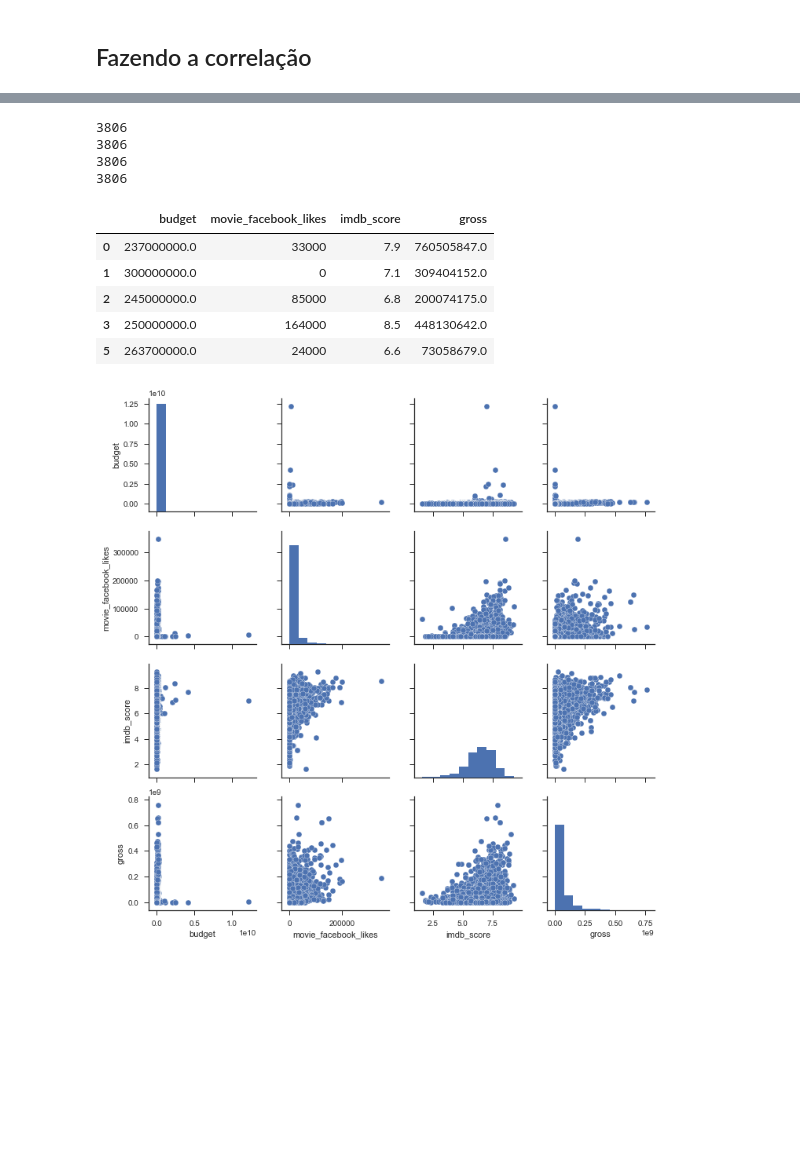
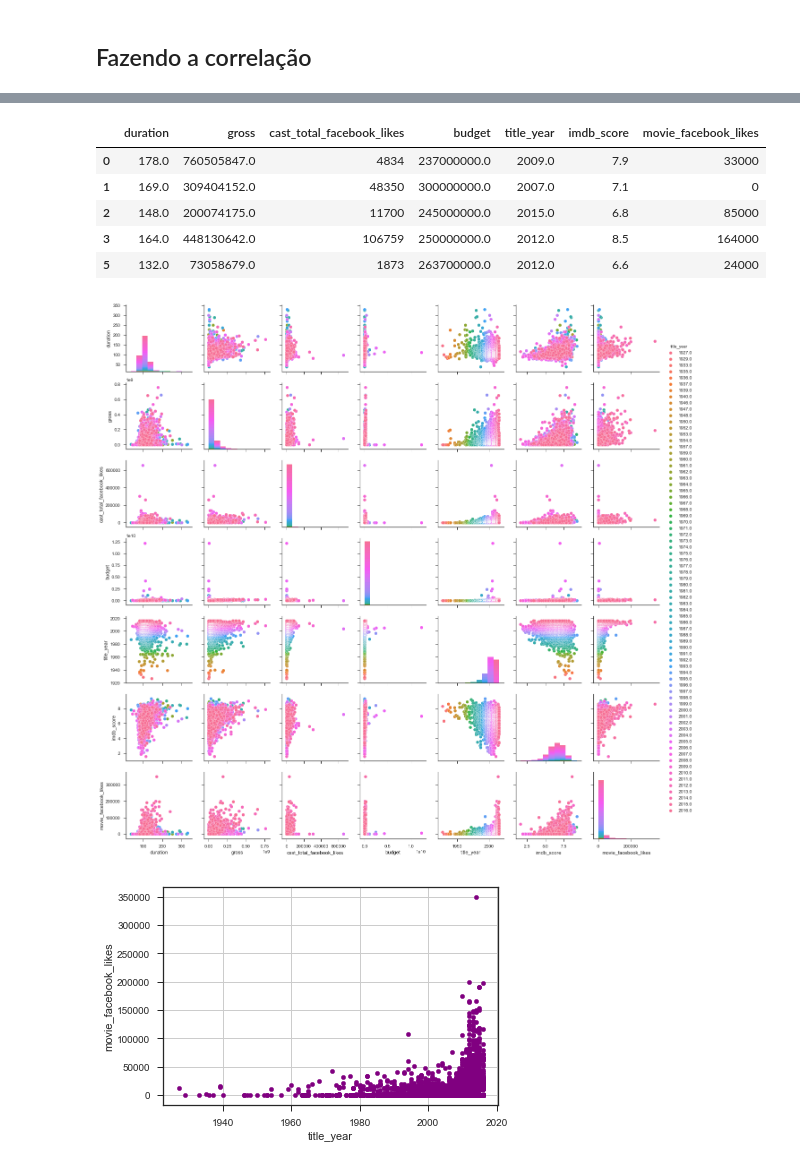
Before and after one commit to gabicaruso/Projeto3_CD, a Jupyter notebook: P3CD.ipynb, the cells around one changed output, grey strips where cells are left out. Saved outputs shown, nothing was run; the diff lists cells and outputs as text; code cells hidden in the pictures; blank space fills up the shorter version.

```diff
--- a/P3CD.ipynb
+++ b/P3CD.ipynb
@@ -53,6 +53,15 @@ df.head()
 dado = df.drop(labels=None, axis=0, index=None, columns='movie_imdb_link', level=None, inplace=False, errors='raise')
 dado2 = dado.drop(labels=None, axis=0, index=None, columns='aspect_ratio', level=None, inplace=False, errors='raise')
 dado3 = dado2.drop(labels=None, axis=0, index=None, columns='language', level=None, inplace=False, errors='raise')
-data = dado3.dropna(axis = 0, how = "any", thresh = None, subset = None, inplace = False)
+dado4 = dado3.drop(labels=None, axis=0, index=None, columns='facenumber_in_poster', level=None, inplace=False, errors='raise')
+dado5 = dado4.drop(labels=None, axis=0, index=None, columns='plot_keywords', level=None, inplace=False, errors='raise')
+dado6 = dado5.drop(labels=None, axis=0, index=None, columns='num_voted_users', level=None, inplace=False, errors='raise')
+dado7 = dado6.drop(labels=None, axis=0, index=None, columns='num_critic_for_reviews', level=None, inplace=False, errors='raise')
+dado8 = dado7.drop(labels=None, axis=0, index=None, columns='num_user_for_reviews', level=None, inplace=False, errors='raise')
+dado9 = dado8.drop(labels=None, axis=0, index=None, columns='director_facebook_likes', level=None, inplace=False, errors='raise')
+dado10 = dado9.drop(labels=None, axis=0, index=None, columns='actor_3_facebook_likes', level=None, inplace=False, errors='raise')
+dado11 = dado10.drop(labels=None, axis=0, index=None, columns='actor_1_facebook_likes', level=None, inplace=False, errors='raise')
+dado12 = dado11.drop(labels=None, axis=0, index=None, columns='actor_2_facebook_likes', level=None, inplace=False, errors='raise')
+data = dado12.dropna(axis = 0, how = "any", thresh = None, subset = None, inplace = False)
 data.head()
 # %% [output]
@@ -93,12 +97,0 @@ a
-# %%
-lista_nova = []
-for color in data["color"]:
-    if color == " Black and White":
-        lista_nova.append(1)
-    elif color == "Color":
-        lista_nova.append(0)
-    else:
-        lista_nova.append(color)
-
-data["color"] = lista_nova
-data.head()
@@ -188,25 +116,19 @@ sns.heatmap(data.corr(), linewidth=2)
-# %%
-print(len(data["budget"]))
-print(len(data["movie_facebook_likes"]))
-print(len(data["imdb_score"]))
-print(len(data["gross"]))
-# %% [output]
-3806
-3806
-3806
-3806
 # %%
-data2 = data[["budget", "movie_facebook_likes", "imdb_score", "gross" ]]
+data2 = data[['duration', 'gross', 'cast_total_facebook_likes', 'budget', 'title_year', 'imdb_score', 'movie_facebook_likes']]
 data2.head()
 # %% [output]
-|  | budget | movie_facebook_likes | imdb_score | gross |
-| 0 | 237000000.0 | 33000 | 7.9 | 760505847.0 |
-| 1 | 300000000.0 | 0 | 7.1 | 309404152.0 |
-| 2 | 245000000.0 | 85000 | 6.8 | 200074175.0 |
-| 3 | 250000000.0 | 164000 | 8.5 | 448130642.0 |
-| 5 | 263700000.0 | 24000 | 6.6 | 73058679.0 |
+|  | duration | gross | cast_total_facebook_likes | budget | title_year | imdb_score | movie_facebook_likes |
+| 0 | 178.0 | 760505847.0 | 4834 | 237000000.0 | 2009.0 | 7.9 | 33000 |
+| 1 | 169.0 | 309404152.0 | 48350 | 300000000.0 | 2007.0 | 7.1 | 0 |
+| 2 | 148.0 | 200074175.0 | 11700 | 245000000.0 | 2015.0 | 6.8 | 85000 |
+| 3 | 164.0 | 448130642.0 | 106759 | 250000000.0 | 2012.0 | 8.5 | 164000 |
+| 5 | 132.0 | 73058679.0 | 1873 | 263700000.0 | 2012.0 | 6.6 | 24000 |
 # %%
 sns.set(style="ticks")
-sns.pairplot(data2);
+sns.pairplot(data2, hue='title_year');
 # %% [output]
-[figure, old version]
+[figure, new version]
+# %%
+data.plot.scatter(x="title_year", y="movie_facebook_likes", grid=True, color=('purple'));
+# %% [output]
+[figure, added]
```
Also changed, not shown: parts of 9 cells of this notebook.
